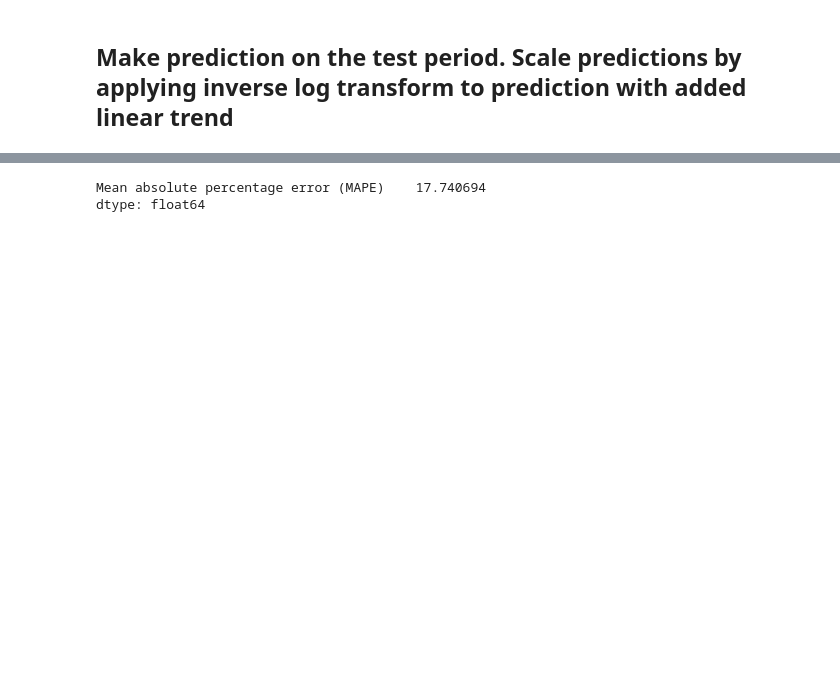
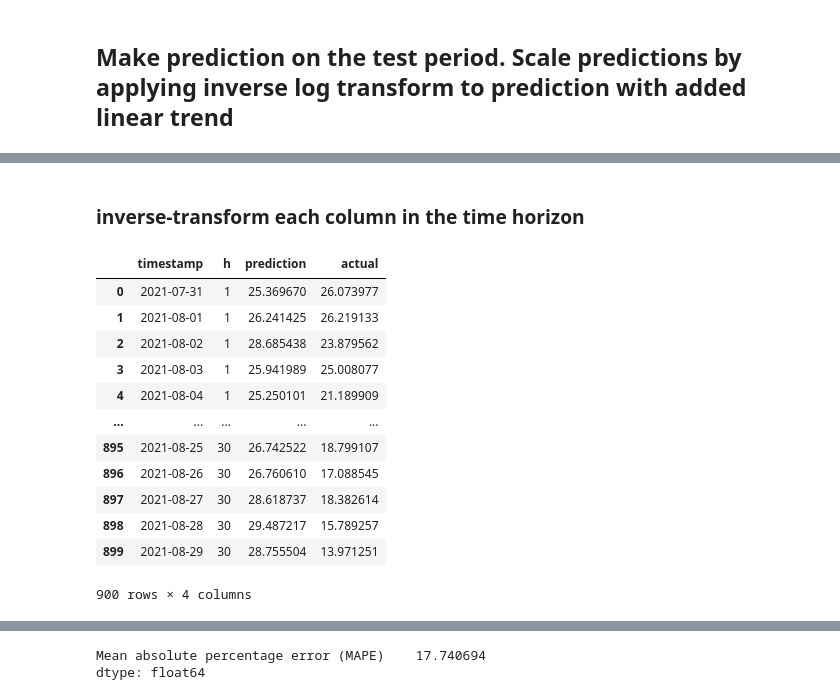
Before and after one commit to davidfox87/EV_forecasting, a Jupyter notebook: EDA_ML.ipynb, the cells around one changed output, grey strips where cells are left out. Saved outputs shown, nothing was run; the diff lists cells and outputs as text; code cells hidden in the pictures; blank space fills up the shorter version.

```diff
--- a/EDA_ML.ipynb
+++ b/EDA_ML.ipynb
@@ -496,3 +525,5 @@ Testing for:  2021-08-26
 Testing for:  2021-08-27
 Testing for:  2021-08-28
 Testing for:  2021-08-29
+# %% [markdown]
+### inverse-transform each column in the time horizon
@@ -523,6 +569,22 @@ error = ( eval_df_inv.groupby('h').apply(lambda x: mean_absolute_percentage_erro
                   .rename(columns={0:'Mean absolute percentage error (MAPE)'})
                   .set_index('h')
                  )
+# %%
+eval_df_inv
+# %% [output]
+|  | timestamp | h | prediction | actual |
+| 0 | 2021-07-31 | 1 | 25.369670 | 26.073977 |
+| 1 | 2021-08-01 | 1 | 26.241425 | 26.219133 |
+| 2 | 2021-08-02 | 1 | 28.685438 | 23.879562 |
+| 3 | 2021-08-03 | 1 | 25.941989 | 25.008077 |
+| 4 | 2021-08-04 | 1 | 25.250101 | 21.189909 |
+| ... | ... | ... | ... | ... |
+| 895 | 2021-08-25 | 30 | 26.742522 | 18.799107 |
+| 896 | 2021-08-26 | 30 | 26.760610 | 17.088545 |
+| 897 | 2021-08-27 | 30 | 28.618737 | 18.382614 |
+| 898 | 2021-08-28 | 30 | 29.487217 | 15.789257 |
+| 899 | 2021-08-29 | 30 | 28.755504 | 13.971251 |
+900 rows × 4 columns
 # %%
 #error['smoothed'] = error['Mean absolute percentage error (MAPE)'].transform(lambda x: x.rolling(3, min_periods=3, closed='both', center=True).mean())
 error.plot()
```
Also changed, not shown: parts of 70 cells of this notebook.
